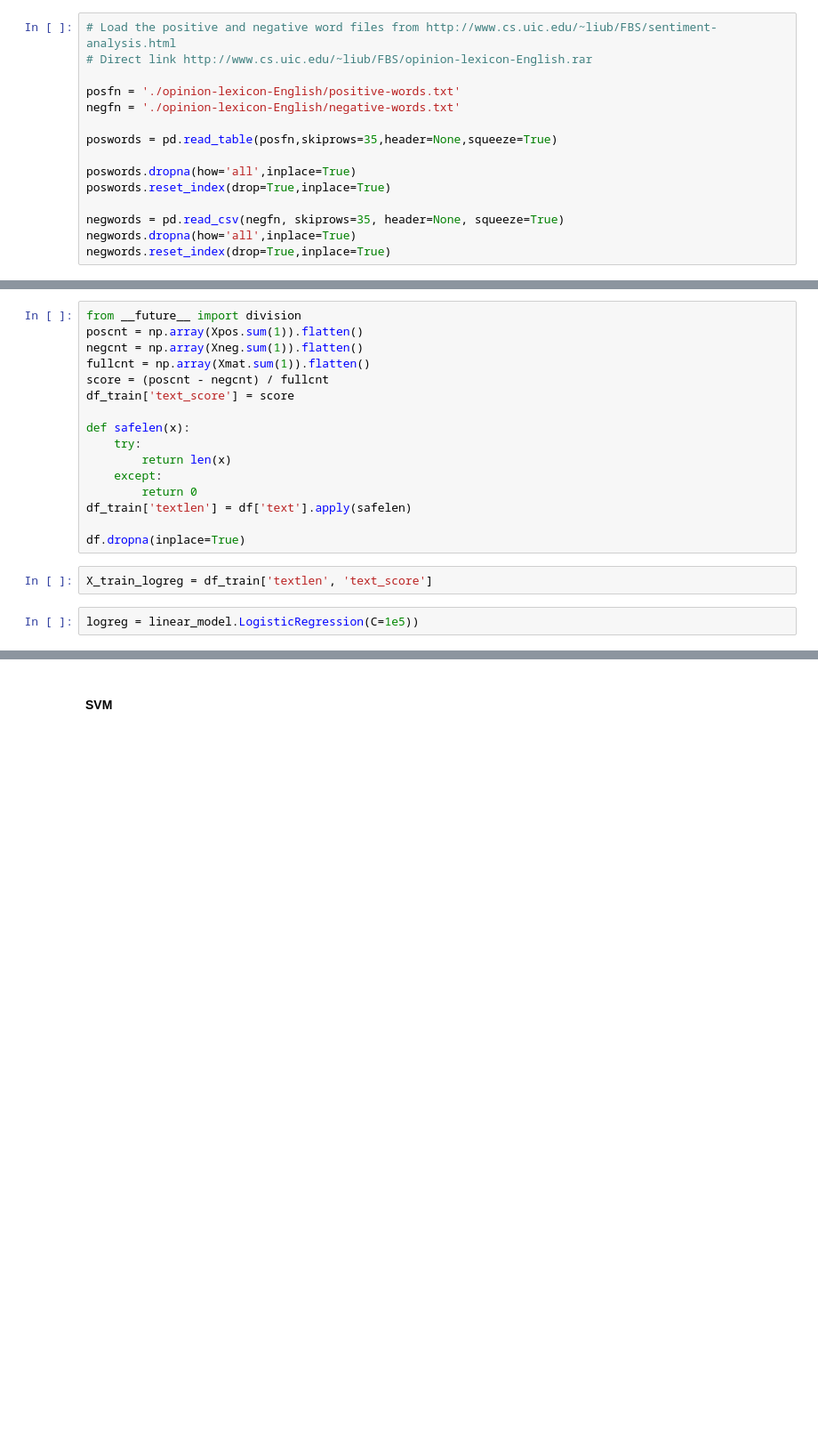
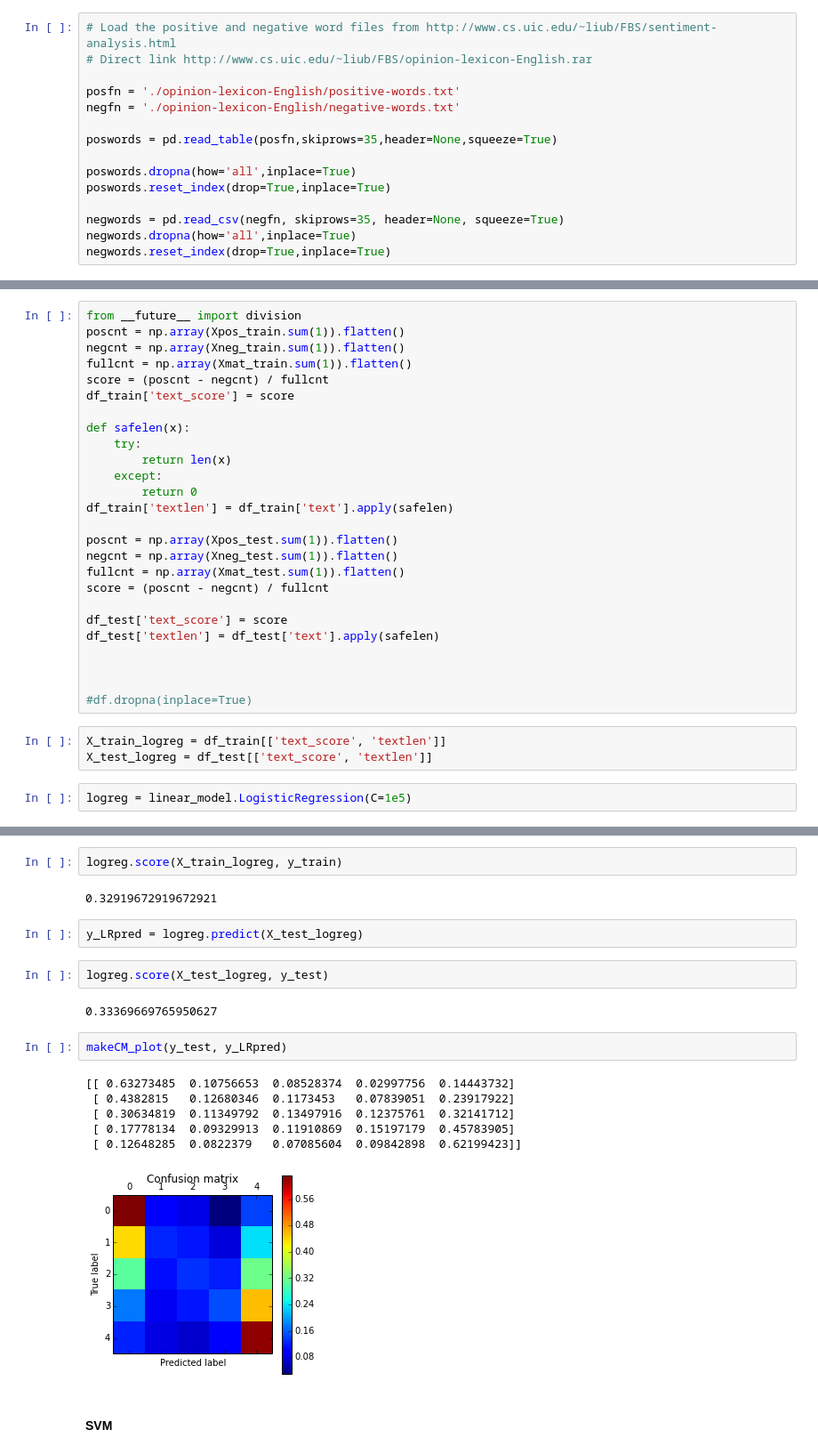
Before and after one commit to gitpaulsmith/Reviews, a Jupyter notebook: 5CatSideBySide.ipynb, the cells around one changed output, grey strips where cells are left out. Shown at 89% size. Drawn from its saved outputs; the diff is of its cells as text; blank space fills up the shorter version.

```diff
--- a/5CatSideBySide.ipynb
+++ b/5CatSideBySide.ipynb
@@ -111,8 +114,8 @@ Xneg_train = vectorizerneg.fit_transform(df_train['text'])
 # %%
 from __future__ import division
-poscnt = np.array(Xpos.sum(1)).flatten()
-negcnt = np.array(Xneg.sum(1)).flatten()
-fullcnt = np.array(Xmat.sum(1)).flatten()
+poscnt = np.array(Xpos_train.sum(1)).flatten()
+negcnt = np.array(Xneg_train.sum(1)).flatten()
+fullcnt = np.array(Xmat_train.sum(1)).flatten()
 score = (poscnt - negcnt) / fullcnt
 df_train['text_score'] = score
 
@@ -121,12 +124,23 @@ def safelen(x):
         return len(x)
     except:
         return 0
-df_train['textlen'] = df['text'].apply(safelen)
+df_train['textlen'] = df_train['text'].apply(safelen)
 
-df.dropna(inplace=True)
+poscnt = np.array(Xpos_test.sum(1)).flatten()
+negcnt = np.array(Xneg_test.sum(1)).flatten()
+fullcnt = np.array(Xmat_test.sum(1)).flatten()
+score = (poscnt - negcnt) / fullcnt
+
+df_test['text_score'] = score
+df_test['textlen'] = df_test['text'].apply(safelen)
+
+
+
+#df.dropna(inplace=True)
 # %%
-X_train_logreg = df_train['textlen', 'text_score']
+X_train_logreg = df_train[['text_score', 'textlen']]
+X_test_logreg = df_test[['text_score', 'textlen']]
 # %%
-logreg = linear_model.LogisticRegression(C=1e5))
+logreg = linear_model.LogisticRegression(C=1e5)
 # %%
 logreg.fit(X_train_logreg, y_train)
@@ -133,3 +151,22 @@ logreg.fit(X_train_logreg, y_train)
+# %%
+logreg.score(X_train_logreg, y_train)
+# %% [output]
+0.32919672919672921
+# %%
+y_LRpred = logreg.predict(X_test_logreg)
+# %%
+logreg.score(X_test_logreg, y_test)
+# %% [output]
+0.33369669765950627
+# %%
+makeCM_plot(y_test, y_LRpred)
+# %% [output]
+[[ 0.63273485  0.10756653  0.08528374  0.02997756  0.14443732]
+ [ 0.4382815   0.12680346  0.1173453   0.07839051  0.23917922]
+ [ 0.30634819  0.11349792  0.13497916  0.12375761  0.32141712]
+ [ 0.17778134  0.09329913  0.11910869  0.15197179  0.45783905]
+ [ 0.12648285  0.0822379   0.07085604  0.09842898  0.62199423]]
+[figure, added]
 # %% [markdown]
 #### SVM
 # %%
```
Also changed, not shown: parts of 3 cells of this notebook.
